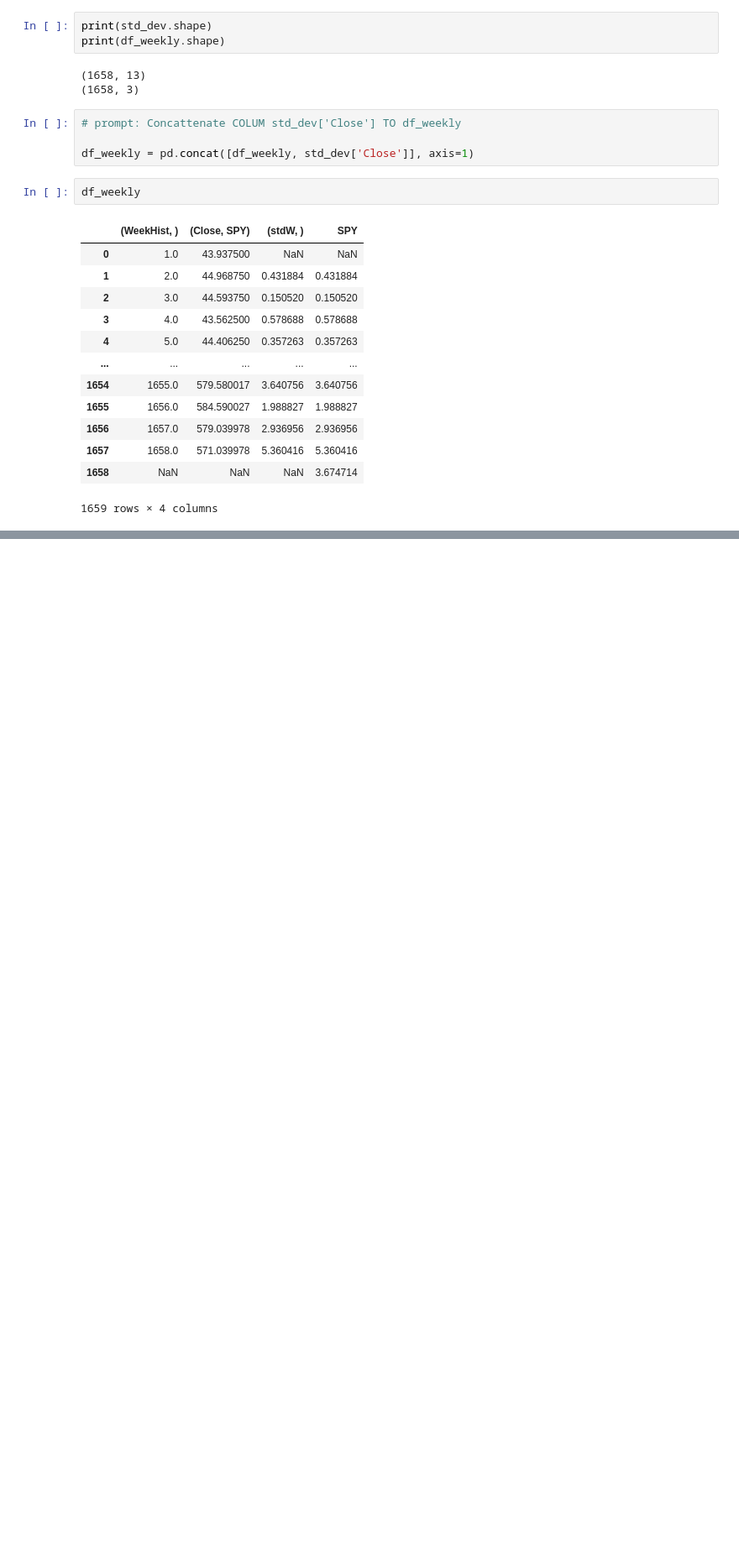
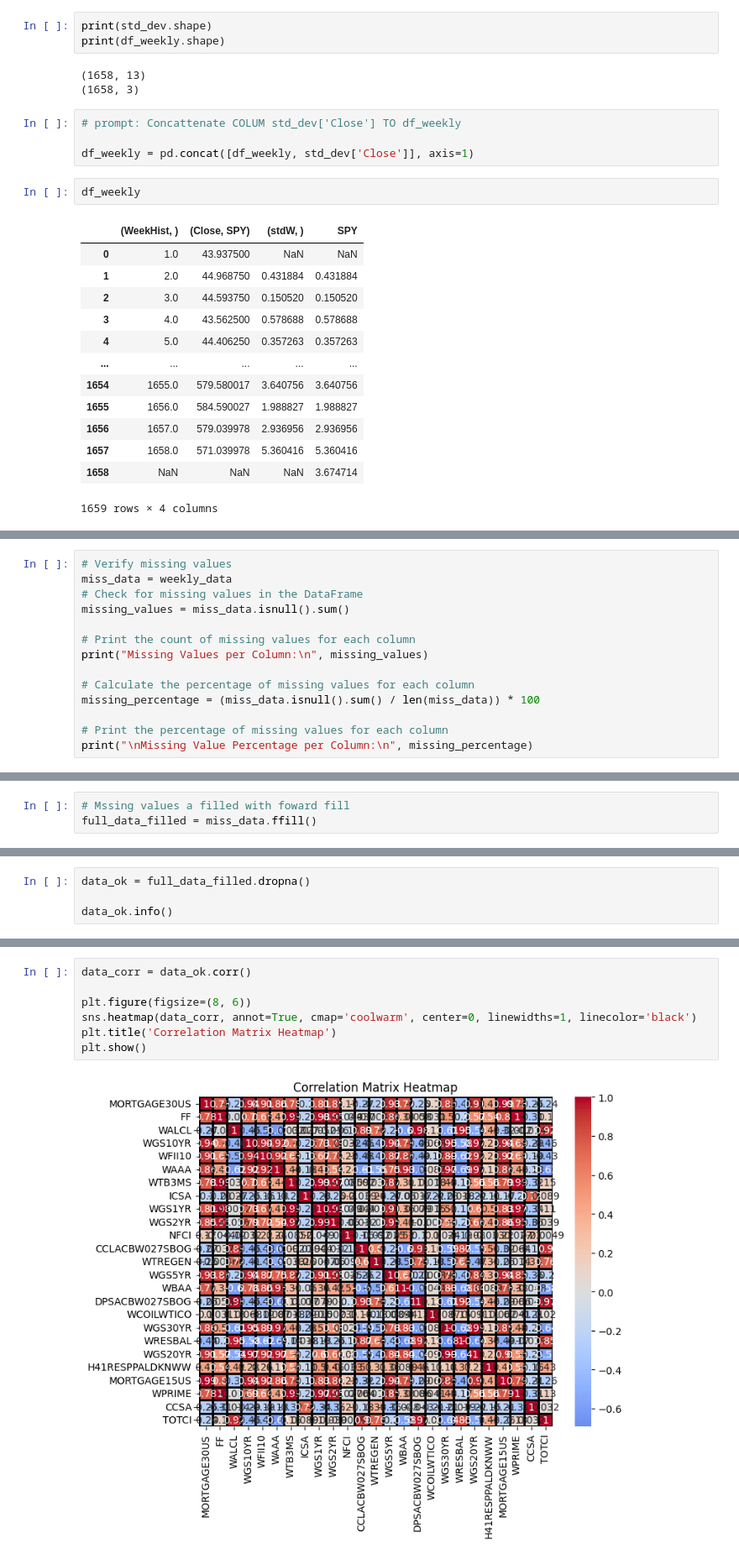
Before and after one commit to mpalominocol/CPSC4800_GitEExample, a Jupyter notebook: SP500_AND_WB_Data_Extraction.ipynb, the cells around one changed output, grey strips where cells are left out. Shown at 84% size. Drawn from its saved outputs; the diff is of its cells as text; blank space fills up the shorter version.

```diff
--- a/SP500_AND_WB_Data_Extraction.ipynb
+++ b/SP500_AND_WB_Data_Extraction.ipynb
@@ -566,0 +757,14 @@ df_weekly
+# %%
+# Verify missing values
+miss_data = weekly_data
+# Check for missing values in the DataFrame
+missing_values = miss_data.isnull().sum()
+
+# Print the count of missing values for each column
+print("Missing Values per Column:\n", missing_values)
+
+# Calculate the percentage of missing values for each column
+missing_percentage = (miss_data.isnull().sum() / len(miss_data)) * 100
+
+# Print the percentage of missing values for each column
+print("\nMissing Value Percentage per Column:\n", missing_percentage)
@@ -566,0 +808,3 @@ df_weekly
+# %%
+# Mssing values a filled with foward fill
+full_data_filled = miss_data.ffill()
@@ -566,0 +842,4 @@ df_weekly
+# %%
+data_ok = full_data_filled.dropna()
+
+data_ok.info()
@@ -566,0 +872,9 @@ df_weekly
+# %%
+data_corr = data_ok.corr()
+
+plt.figure(figsize=(8, 6))
+sns.heatmap(data_corr, annot=True, cmap='coolwarm', center=0, linewidths=1, linecolor='black')
+plt.title('Correlation Matrix Heatmap')
+plt.show()
+# %% [output]
+[figure, added]
```
Also changed, not shown: parts of 40 cells of this notebook.
